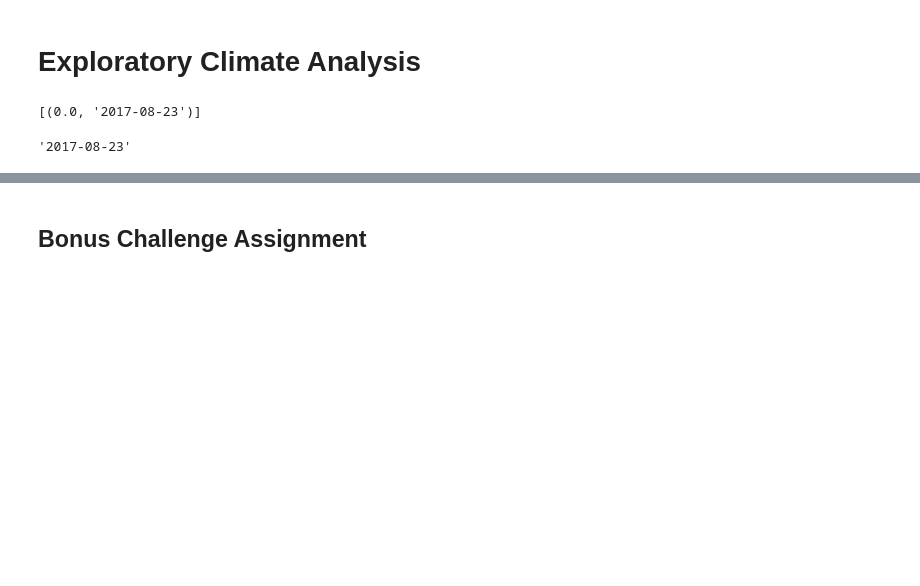
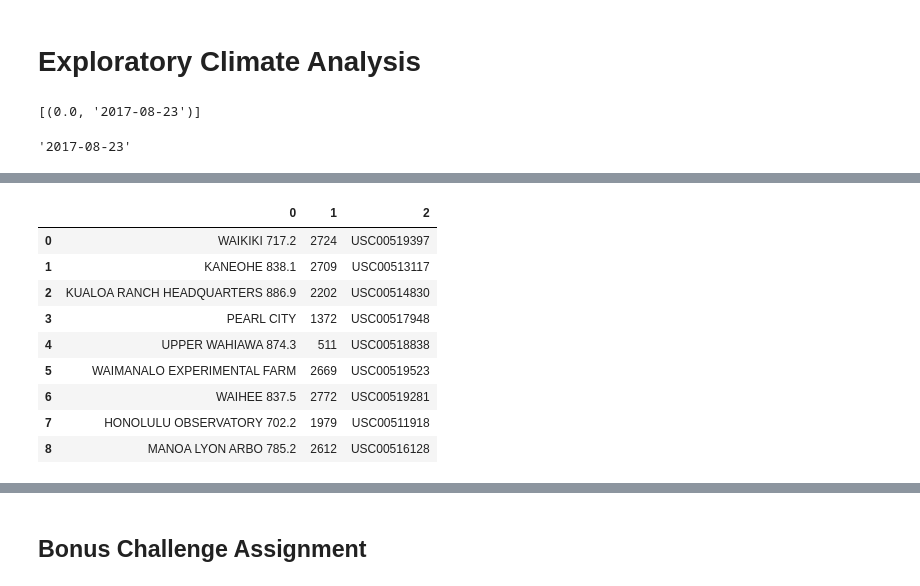
Before and after one commit to brainmagmo/sqlalchemy-challenge, a Jupyter notebook: climate_starter.ipynb, the cells around one changed output, grey strips where cells are left out. Drawn from its saved outputs; the diff is of its cells as text; code cells hidden in the pictures; blank space fills up the shorter version.

```diff
--- a/climate_starter.ipynb
+++ b/climate_starter.ipynb
@@ -153,0 +209,5 @@ datetime.date(2016, 8, 23)
+# %%
+q = '''SELECT station, name
+FROM station;'''
+stations = engine.execute(q).fetchall()
+stations#[0][1][:-7]
@@ -154,3 +224,8 @@ datetime.date(2016, 8, 23)
 # %%
 # What are the most active stations? (i.e. what stations have the most rows)?
 # List the stations and the counts in descending order.
+q = '''SELECT station, COUNT( station )
+FROM measurement
+GROUP BY station;'''
+station_count = engine.execute(q).fetchall()
+station_count
@@ -159,0 +242,22 @@ datetime.date(2016, 8, 23)
+# %%
+station_data = []
+for station in stations:
+    c = 0
+    for count in station_count:
+        if station[0] == count[0]:
+            station_data.append([ station[1][:-7] , count[1], station[0] ])
+
+station_df = pd.DataFrame(station_data)
+# %%
+station_df
+# %% [output]
+|  | 0 | 1 | 2 |
+| 0 | WAIKIKI 717.2 | 2724 | USC00519397 |
+| 1 | KANEOHE 838.1 | 2709 | USC00513117 |
+| 2 | KUALOA RANCH HEADQUARTERS 886.9 | 2202 | USC00514830 |
+| 3 | PEARL CITY | 1372 | USC00517948 |
+| 4 | UPPER WAHIAWA 874.3 | 511 | USC00518838 |
+| 5 | WAIMANALO EXPERIMENTAL FARM | 2669 | USC00519523 |
+| 6 | WAIHEE 837.5 | 2772 | USC00519281 |
+| 7 | HONOLULU OBSERVATORY 702.2 | 1979 | USC00511918 |
+| 8 | MANOA LYON ARBO 785.2 | 2612 | USC00516128 |
```
Also changed, not shown: parts of 22 cells of this notebook, 2 other files.
